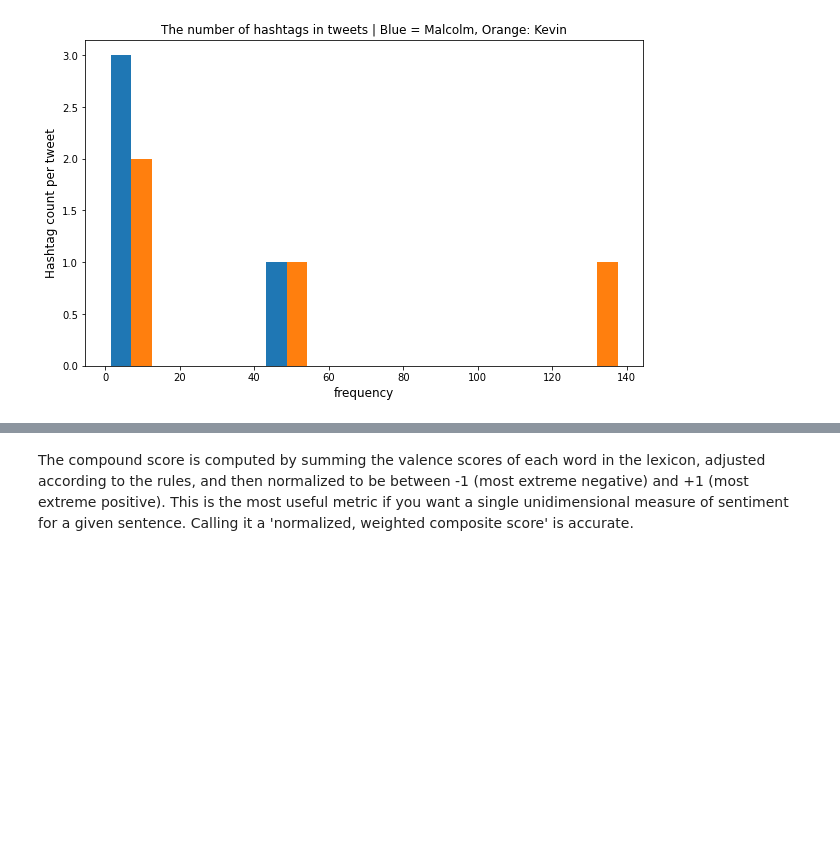
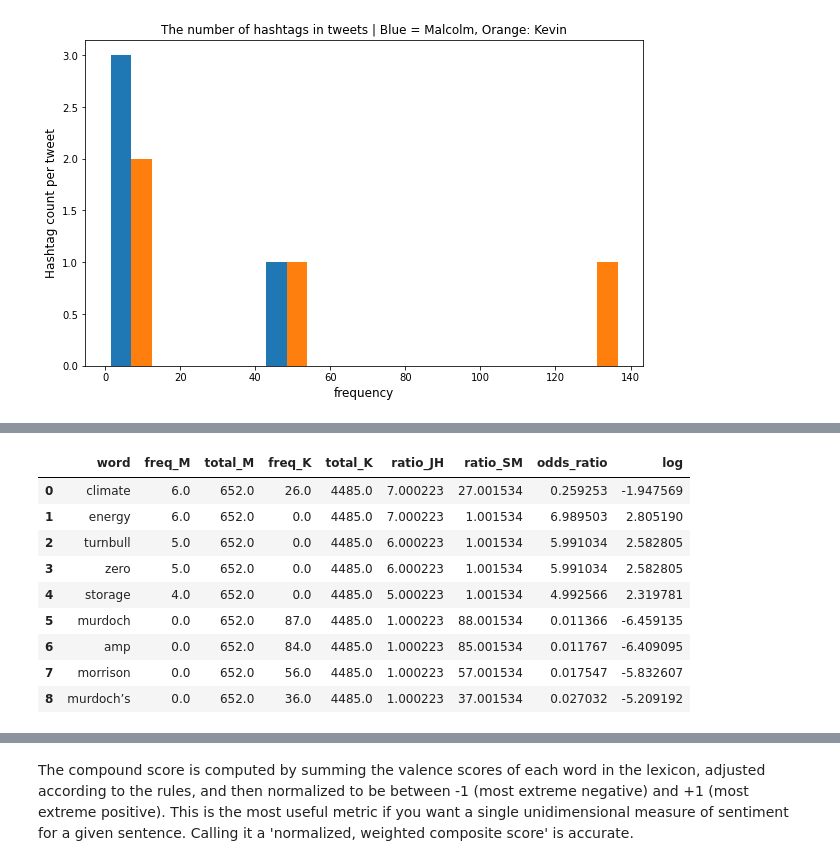
Before and after one commit to sanjay-kv/Twitter-Tweet-Analysis, a Jupyter notebook: Assessed-Task-2.ipynb, the cells around one changed output, grey strips where cells are left out. Cells and saved outputs as stored; diff of their text form; code cells hidden in the pictures; blank space fills up the shorter version.

```diff
--- a/Assessed-Task-2.ipynb
+++ b/Assessed-Task-2.ipynb
@@ -557,0 +781,17 @@ Calculate the log odds ratio for each word used in the set of tweets, and list t
+# %%
+top20_listing['ratio_JH'] = [i+1 / j+1 for i,j in zip(top20_listing['freq_M'], top20_listing['total_K'])]
+top20_listing['ratio_SM'] = [i+1 / j+1 for i,j in zip(top20_listing['freq_K'],top20_listing['total_M'])]
+top20_listing['odds_ratio'] = [i/j for i,j in zip(top20_listing['ratio_JH'], top20_listing['ratio_SM'])]
+top20_listing['log'] = np.log2(top20_listing['odds_ratio'])
+top20_listing
+# %% [output]
+|  | word | freq_M | total_M | freq_K | total_K | ratio_JH | ratio_SM | odds_ratio | log |
+| 0 | climate | 6.0 | 652.0 | 26.0 | 4485.0 | 7.000223 | 27.001534 | 0.259253 | -1.947569 |
+| 1 | energy | 6.0 | 652.0 | 0.0 | 4485.0 | 7.000223 | 1.001534 | 6.989503 | 2.805190 |
+| 2 | turnbull | 5.0 | 652.0 | 0.0 | 4485.0 | 6.000223 | 1.001534 | 5.991034 | 2.582805 |
+| 3 | zero | 5.0 | 652.0 | 0.0 | 4485.0 | 6.000223 | 1.001534 | 5.991034 | 2.582805 |
+| 4 | storage | 4.0 | 652.0 | 0.0 | 4485.0 | 5.000223 | 1.001534 | 4.992566 | 2.319781 |
+| 5 | murdoch | 0.0 | 652.0 | 87.0 | 4485.0 | 1.000223 | 88.001534 | 0.011366 | -6.459135 |
+| 6 | amp | 0.0 | 652.0 | 84.0 | 4485.0 | 1.000223 | 85.001534 | 0.011767 | -6.409095 |
+| 7 | morrison | 0.0 | 652.0 | 56.0 | 4485.0 | 1.000223 | 57.001534 | 0.017547 | -5.832607 |
+| 8 | murdoch’s | 0.0 | 652.0 | 36.0 | 4485.0 | 1.000223 | 37.001534 | 0.027032 | -5.209192 |
```
Also changed, not shown: parts of 51 cells of this notebook, 3 other files.
